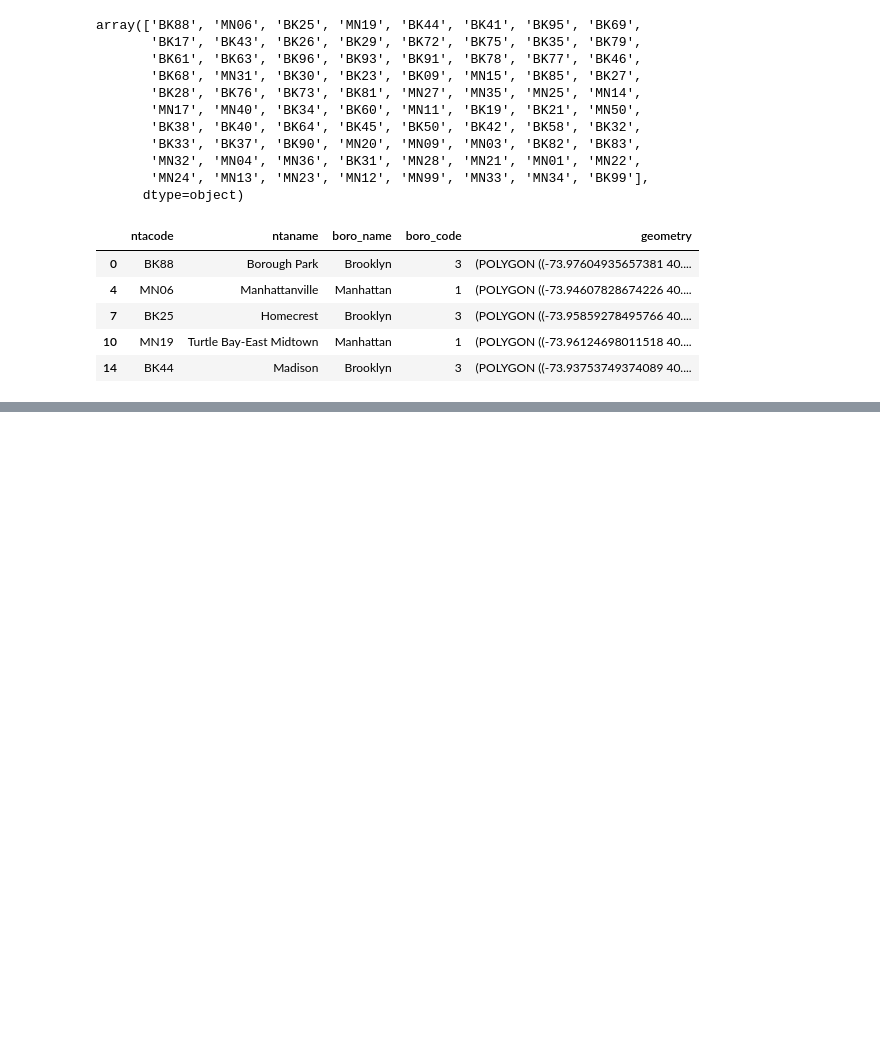
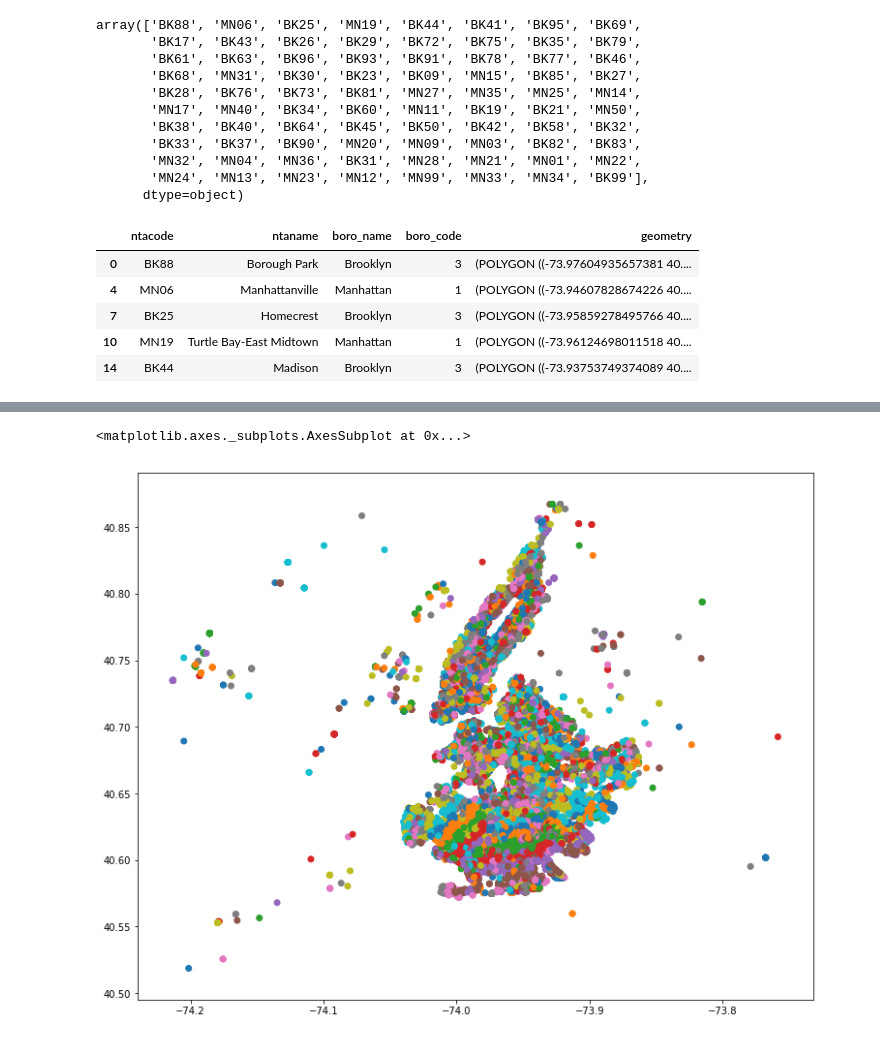
Before and after one commit to slieb74/nyc-transit-impact-on-price, a Jupyter notebook: boundary_analysis.ipynb, the cells around one changed output, grey strips where cells are left out. Cells and saved outputs as stored; diff of their text form; code cells hidden in the pictures; blank space fills up the shorter version.

```diff
--- a/boundary_analysis.ipynb
+++ b/boundary_analysis.ipynb
@@ -56,0 +75,7 @@ point.plot()
+# %%
+test = df.geometry[0].centroid
+# %%
+gdf[gdf.distance(test)<.25].plot(column=gdf[gdf.distance(test)<.25].address,figsize=(15,10))
+# %% [output]
+<matplotlib.axes._subplots.AxesSubplot at 0x...>
+[figure, added]
```
Also changed, not shown: parts of 7 cells of this notebook, 3 other files.
